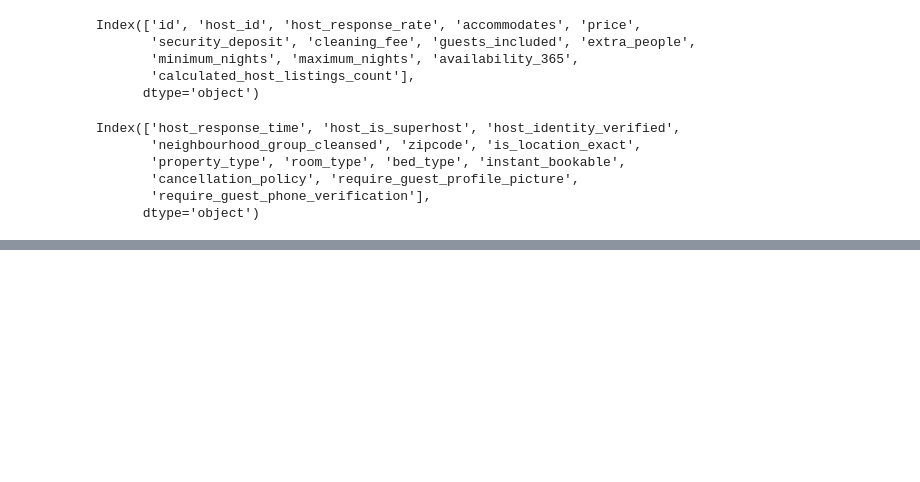
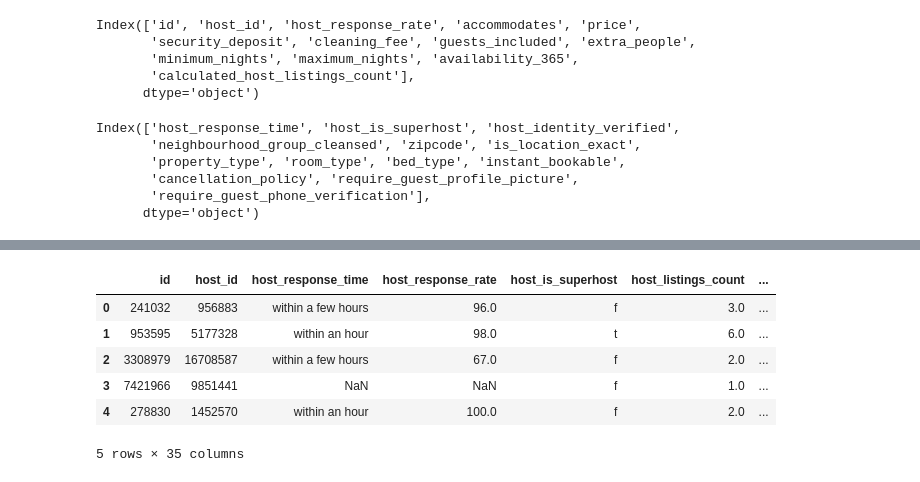
Before and after one commit to Ajax243/Airbnb_Seattle, a Jupyter notebook: listings_notebook.ipynb, the cells around one changed output, grey strips where cells are left out. Drawn from its saved outputs; the diff is of its cells as text; code cells hidden in the pictures; blank space fills up the shorter version.

Commit message:
Added functions to split and count a row and used it on host_verifications column in the main dataframe

```diff
--- a/listings_notebook.ipynb
+++ b/listings_notebook.ipynb
@@ -285,6 +285,8 @@ dummy(['host_response_time','host_is_superhost','host_identity_verified','neighb
 
 convert to numeric (['host_response_rate','price','security_deposit','cleaning_fee','extra_people'])
 string_count(['host_verifications'])
+# %%
+host_ver_df=df[['host_verifications']]
 # %%
 df_dummies=df[['host_response_time','host_is_superhost','host_identity_verified','neighbourhood_group_cleansed','zipcode',
       'is_location_exact','property_type','room_type','bed_type','instant_bookable','cancellation_policy',
@@ -387,5 +389,17 @@ Index(['host_response_time', 'host_is_superhost', 'host_identity_verified',
        'cancellation_policy', 'require_guest_profile_picture',
        'require_guest_phone_verification'],
       dtype='object')
-# %%
-df[i]=df[i].str.len()
+# %%
+def str_split(df,col):
+
+    df[col]=df[col].str.replace('"','')
+    df[col]=df[col].str.strip(" []''")
+    df=df[col].str.split(',',expand=True)
+
+    return df
+
+def row_count(df):
+    df['count']=df.apply(lambda x: x.count(), axis=1)
+    return df
+# %%
+df['host_verifications']=row_count(str_split(host_ver_df,'host_verifications'))[:]['count']
@@ -391,0 +417,10 @@ df[i]=df[i].str.len()
+# %%
+df.head()
+# %% [output]
+|  | id | host_id | host_response_time | host_response_rate | host_is_superhost | host_listings_count | ... |
+| 0 | 241032 | 956883 | within a few hours | 96.0 | f | 3.0 | ... |
+| 1 | 953595 | 5177328 | within an hour | 98.0 | t | 6.0 | ... |
+| 2 | 3308979 | 16708587 | within a few hours | 67.0 | f | 2.0 | ... |
+| 3 | 7421966 | 9851441 | NaN | NaN | f | 1.0 | ... |
+| 4 | 278830 | 1452570 | within an hour | 100.0 | f | 2.0 | ... |
+5 rows × 35 columns
```
Also changed, not shown: parts of 1 cell of this notebook.
